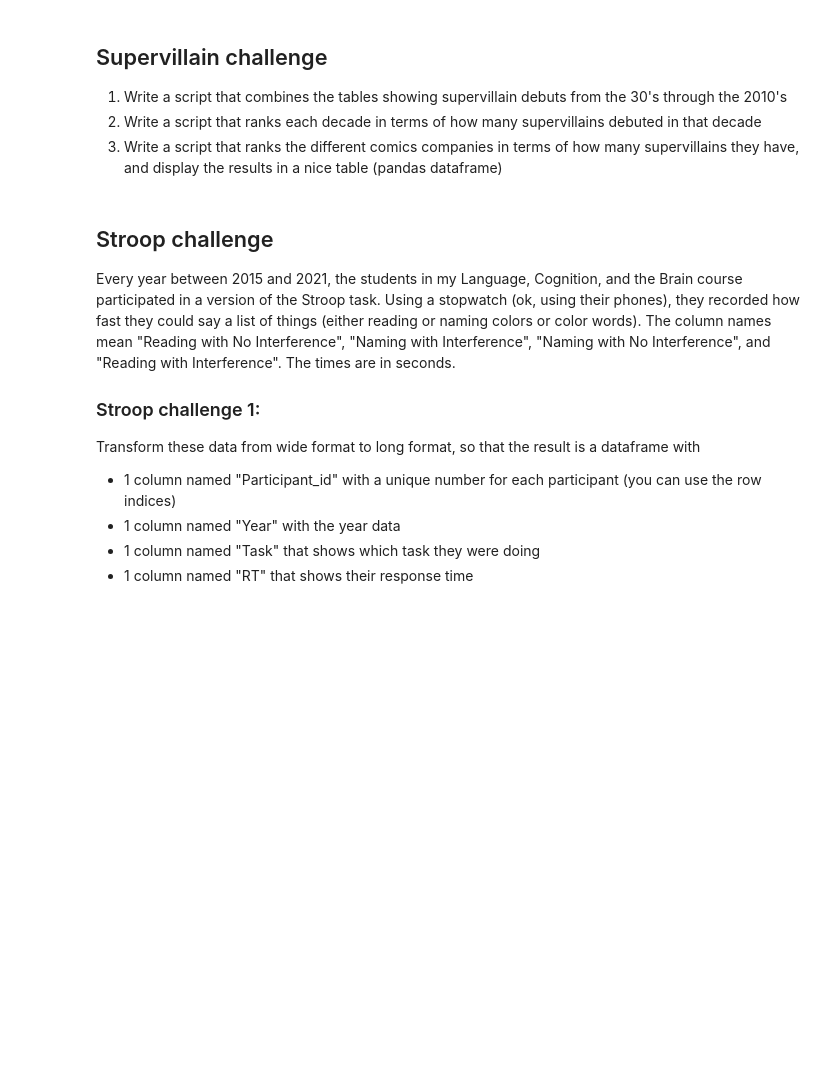
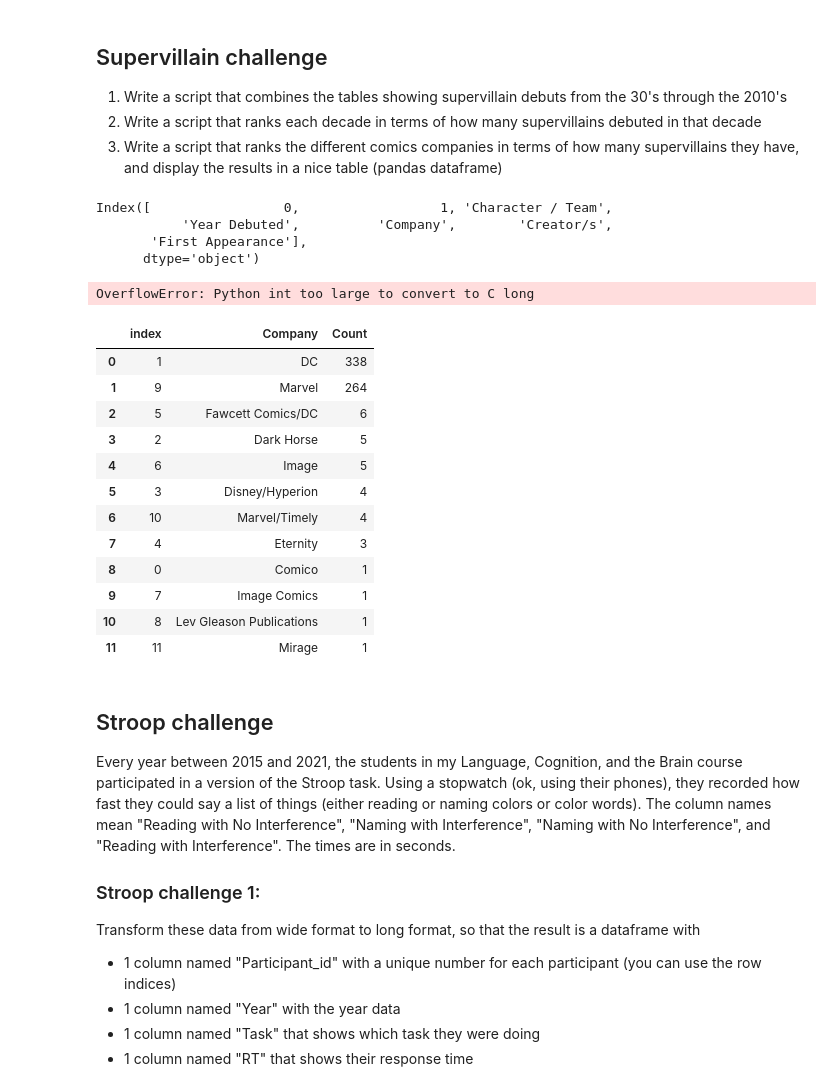
Before and after one commit to MatildaSif/CulturalDS, a Jupyter notebook: fun_with_pandas.ipynb, the cells around one changed output. Drawn from its saved outputs; the diff is of its cells as text; code cells hidden in the pictures; blank space fills up the shorter version.

Commit message:
committing final fun with pandas

```diff
--- a/fun_with_pandas.ipynb
+++ b/fun_with_pandas.ipynb
@@ -178,3 +267,69 @@ rawdata = pd.read_html("https://en.wikipedia.org/wiki/List_of_comic_book_supervi
+# %%
+# Combine tables of all supervillains
+
+#print(supervillain) # outputs list of various data frames
+
+# combine all tables into data frame
+len(supervillain) # check how many tables there are
+supervillain_all = pd.concat(supervillain, ignore_index = True)
+print(supervillain_all.columns)
+# %% [output]
+Index([                 0,                  1, 'Character / Team',
+           'Year Debuted',          'Company',        'Creator/s',
+       'First Appearance'],
+      dtype='object')
+# %%
+# Rank each decade based on how many supervillains deubted in that decade
+
+# function to determine decade
+def get_decade(year):
+    return (year // 10) * 10 if year > 0 else None
+
+# Set Year Debuted to integer
+supervillain_all['Year Debuted'] = (
+    supervillain_all['Year Debuted']
+    .replace(r'[^\d]', '', regex=True)  # Replace non-digit characters
+    .fillna(0.1)                          # Fill NaN values with 0.1
+    .astype(int)                        # Convert to integer
+)
+
+# Apply the function to create a new column for decades
+supervillain_all['Decade'] = supervillain_all['Year Debuted'].apply(get_decade)
+
+# Count the number of debuts in each decade
+decade_counts = supervillain_all.groupby('Decade').size().reset_index(name = "Count")
+
+# Sort the results by decade
+decade_counts = decade_counts.sort_values(by='Count', ascending = False)
+decade_counts
+# %% [output]
+OverflowError: Python int too large to convert to C long
+# %%
+# Write a script that ranks the different comics companies in terms of how many
+# supervillains they have, and display the results in a pandas df
+
+# Count the number of supervillains in each company
+company_villains = supervillain_all.groupby('Company').size().reset_index(name='Count')
+
+company_villains = pd.DataFrame(company_villains)
+
+company_villains = company_villains.sort_values(by='Count', ascending = False)
+company_villains.reset_index(inplace = True)
+company_villains
+# %% [output]
+|  | index | Company | Count |
+| 0 | 1 | DC | 338 |
+| 1 | 9 | Marvel | 264 |
+| 2 | 5 | Fawcett Comics/DC | 6 |
+| 3 | 2 | Dark Horse | 5 |
+| 4 | 6 | Image | 5 |
+| 5 | 3 | Disney/Hyperion | 4 |
+| 6 | 10 | Marvel/Timely | 4 |
+| 7 | 4 | Eternity | 3 |
+| 8 | 0 | Comico | 1 |
+| 9 | 7 | Image Comics | 1 |
+| 10 | 8 | Lev Gleason Publications | 1 |
+| 11 | 11 | Mirage | 1 |
 # %% [markdown]
 ## Stroop challenge
 
```
Also changed, not shown: parts of 10 cells of this notebook.
